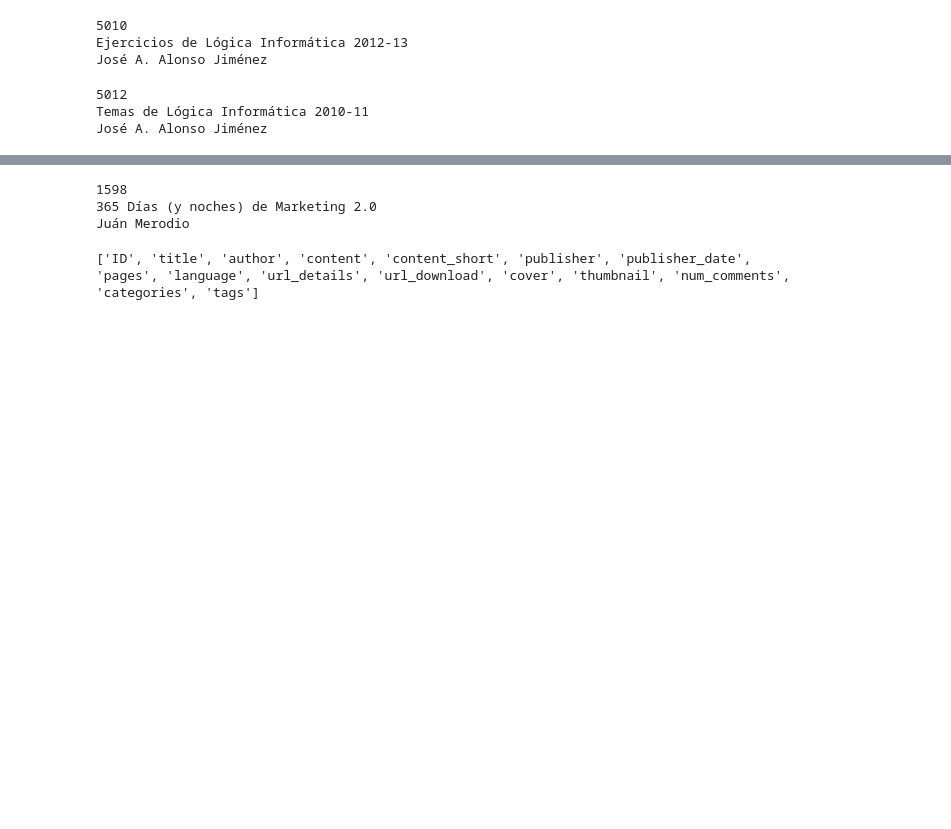
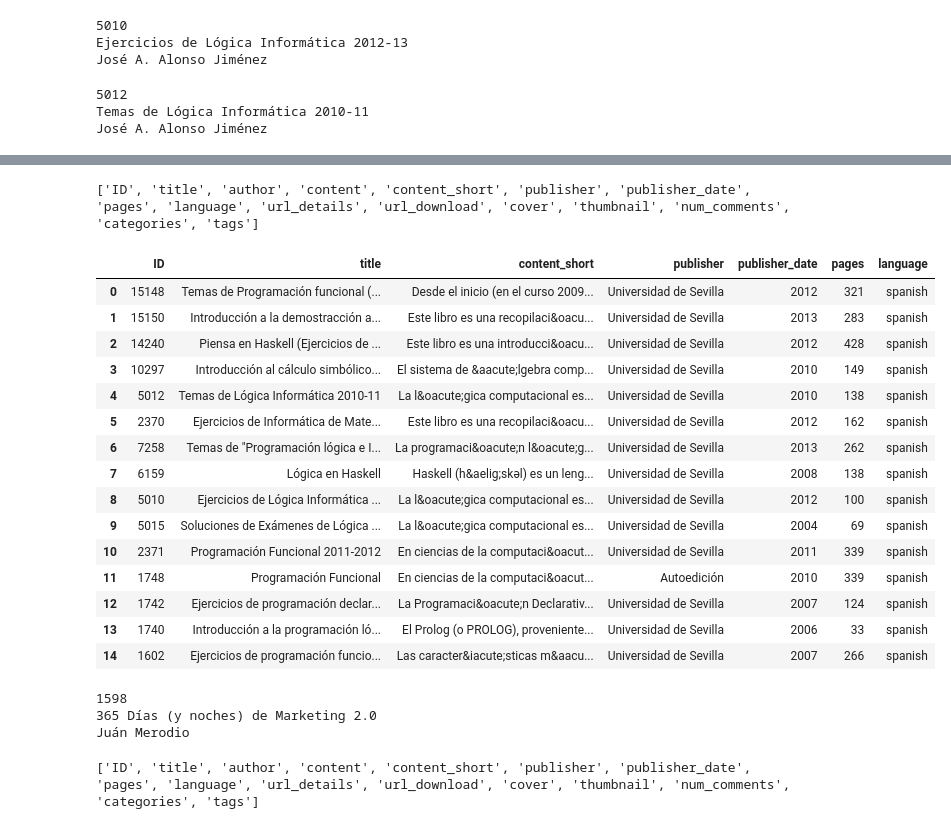
Before and after one commit to luismori1904/APIpc3, a Jupyter notebook: APIpc3.ipynb, the cells around one changed output, grey strips where cells are left out. Cells and saved outputs as stored; diff of their text form; code cells hidden in the pictures; blank space fills up the shorter version.

```diff
--- a/APIpc3.ipynb
+++ b/APIpc3.ipynb
@@ -90,3 +140,32 @@ José A. Alonso Jiménez
+# %%
+url='https://www.etnassoft.com/api/v1/get/?book_author=alonso_jimenez&callback=?&num_items=15'
+uclient=urlopen(url)
+responsehtml=uclient.read()
+uclient.close()
+info=json.loads(responsehtml.decode())
+
+df=pd.DataFrame(info)
+print(list(df.columns))
+df_ajimenez=df[['ID','title','content_short','publisher','publisher_date','pages','language']]
+df_ajimenez
+# %% [output]
+['ID', 'title', 'author', 'content', 'content_short', 'publisher', 'publisher_date', 'pages', 'language', 'url_details', 'url_download', 'cover', 'thumbnail', 'num_comments', 'categories', 'tags']
+|  | ID | title | content_short | publisher | publisher_date | pages | language |
+| 0 | 15148 | Temas de Programación funcional (... | Desde el inicio (en el curso 2009... | Universidad de Sevilla | 2012 | 321 | spanish |
+| 1 | 15150 | Introducción a la demostracción a... | Este libro es una recopilaci&oacu... | Universidad de Sevilla | 2013 | 283 | spanish |
+| 2 | 14240 | Piensa en Haskell (Ejercicios de ... | Este libro es una introducci&oacu... | Universidad de Sevilla | 2012 | 428 | spanish |
+| 3 | 10297 | Introducción al cálculo simbólico... | El sistema de &aacute;lgebra comp... | Universidad de Sevilla | 2010 | 149 | spanish |
+| 4 | 5012 | Temas de Lógica Informática 2010-11 | La l&oacute;gica computacional es... | Universidad de Sevilla | 2010 | 138 | spanish |
+| 5 | 2370 | Ejercicios de Informática de Mate... | Este libro es una recopilaci&oacu... | Universidad de Sevilla | 2012 | 162 | spanish |
+| 6 | 7258 | Temas de "Programación lógica e I... | La programaci&oacute;n l&oacute;g... | Universidad de Sevilla | 2013 | 262 | spanish |
+| 7 | 6159 | Lógica en Haskell | Haskell (h&aelig;skəl) es un leng... | Universidad de Sevilla | 2008 | 138 | spanish |
+| 8 | 5010 | Ejercicios de Lógica Informática ... | La l&oacute;gica computacional es... | Universidad de Sevilla | 2012 | 100 | spanish |
+| 9 | 5015 | Soluciones de Exámenes de Lógica ... | La l&oacute;gica computacional es... | Universidad de Sevilla | 2004 | 69 | spanish |
+| 10 | 2371 | Programación Funcional 2011-2012 | En ciencias de la computaci&oacut... | Universidad de Sevilla | 2011 | 339 | spanish |
+| 11 | 1748 | Programación Funcional | En ciencias de la computaci&oacut... | Autoedición | 2010 | 339 | spanish |
+| 12 | 1742 | Ejercicios de programación declar... | La Programaci&oacute;n Declarativ... | Universidad de Sevilla | 2007 | 124 | spanish |
+| 13 | 1740 | Introducción a la programación ló... | El Prolog (o PROLOG), proveniente... | Universidad de Sevilla | 2006 | 33 | spanish |
+| 14 | 1602 | Ejercicios de programación funcio... | Las caracter&iacute;sticas m&aacu... | Universidad de Sevilla | 2007 | 266 | spanish |
 # %%
 url="https://www.etnassoft.com/api/v1/get/?id=1598&callback=?"
 uclient=urlopen(url)
```
Also changed, not shown: parts of 4 cells of this notebook.
